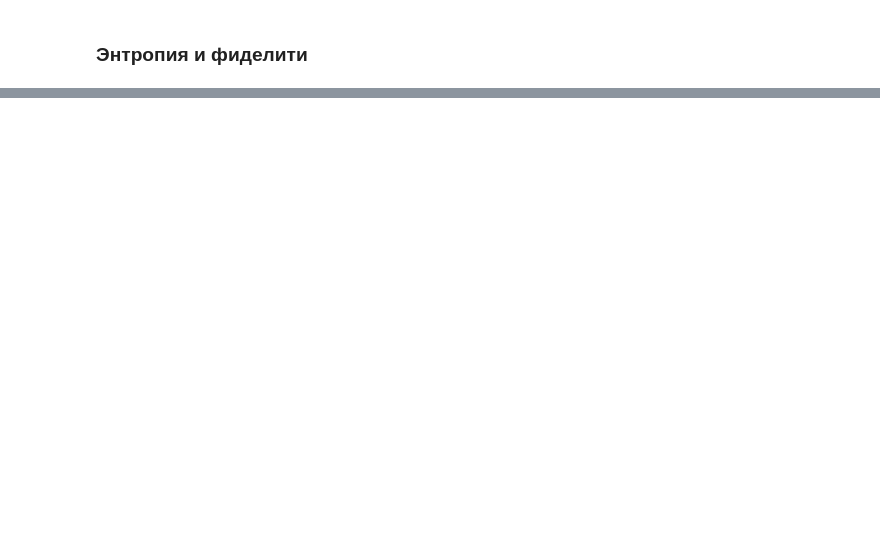
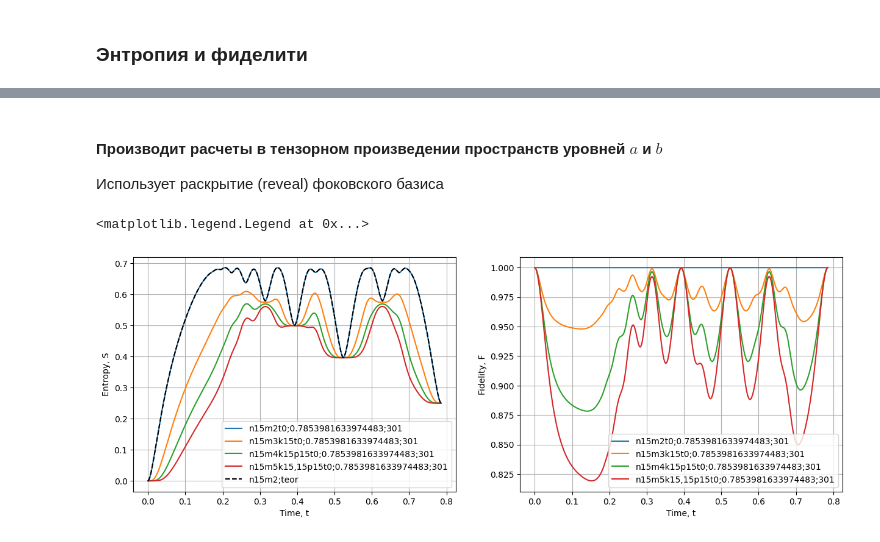
Before and after one commit to kephircheek/research-emqwuqoc, a Jupyter notebook: notebooks/Research-min-points-of-entropy.ipynb, the cells around one changed output, grey strips where cells are left out. Saved outputs shown, nothing was run; the diff lists cells and outputs as text; code cells hidden in the pictures; blank space fills up the shorter version.

```diff
--- a/notebooks/Research-min-points-of-entropy.ipynb
+++ b/notebooks/Research-min-points-of-entropy.ipynb
@@ -176,0 +164,53 @@ axes[1].legend()
+# %% [markdown]
+#### Производит расчеты в тензорном произведении пространств уровней $a$ и $b$
+Использует раскрытие (reveal) фоковского базиса
+# %%
+n_bosons = 15
+t_span = (0, np.pi / 4, 301)
+
+n_jobs = -2
+
+t_list = np.linspace(*t_span)
+model_ = bec.BEC_Qubits.init_default(n_bosons, 0)
+states_true = joblib.Parallel(n_jobs=n_jobs)(
+    joblib.delayed(lambda t, m: qutip.ptrace(bec.state_under_h_zz_teor(m, t / m.Omega), [0, 1]))(t, model_)
+    for t in tqdm(t_list, postfix=f"n{model_.n_bosons}m2;teor", ncols=80)
+)
+
+fig, axes = plt.subplots(1, 2, figsize=(15, 5))
+for m in [2, 3, 4, 5]:# , 6, 7]:
+    pe_task = entanglement_propagation.PropagateEntanglementTask(
+        n_bosons=n_bosons,
+        n_sites=m,
+        t_span=t_span,
+    )
+    pe_result = pe_task.run(n_jobs=n_jobs)
+    fids = joblib.Parallel(n_jobs=n_jobs)(
+        joblib.delayed(lambda i, s_e: qutip.metrics.fidelity((x := pe_result.reveal_state(i)) / x.tr(), s_e))(i, s_e)
+        for i, s_e in enumerate(tqdm(states_true, postfix=f"{pe_task.label};fids", ncols=80))
+    )
+
+    axes[0].plot(pe_result.t_list, pe_result.entropies() / np.log2(pe_task.n_bosons + 1), label=pe_task.label)
+    axes[1].plot(pe_result.t_list, fids, label=pe_task.label)
+
+
+model_ = bec.BEC_Qubits.init_default(pe_task.n_bosons, 0)
+axes[0].plot(
+    pe_result.t_list, [qutip.entropy.entropy_vn(s, base=2) / np.log2(pe_task.n_bosons + 1) for s in states_true],
+    "--k",
+    label=f"n{model_.n_bosons}m2;teor"
+)
+
+axes[0].set_xlabel("Time, t")
+axes[0].set_ylabel("Entropy, S")
+axes[0].grid()
+axes[0].legend()
+
+
+axes[1].set_xlabel("Time, t")
+axes[1].set_ylabel("Fidelity, F")
+axes[1].grid()
+axes[1].legend()
+# %% [output]
+<matplotlib.legend.Legend at 0x...>
+[figure, added]
```
Also changed, not shown: parts of 12 cells of this notebook.
